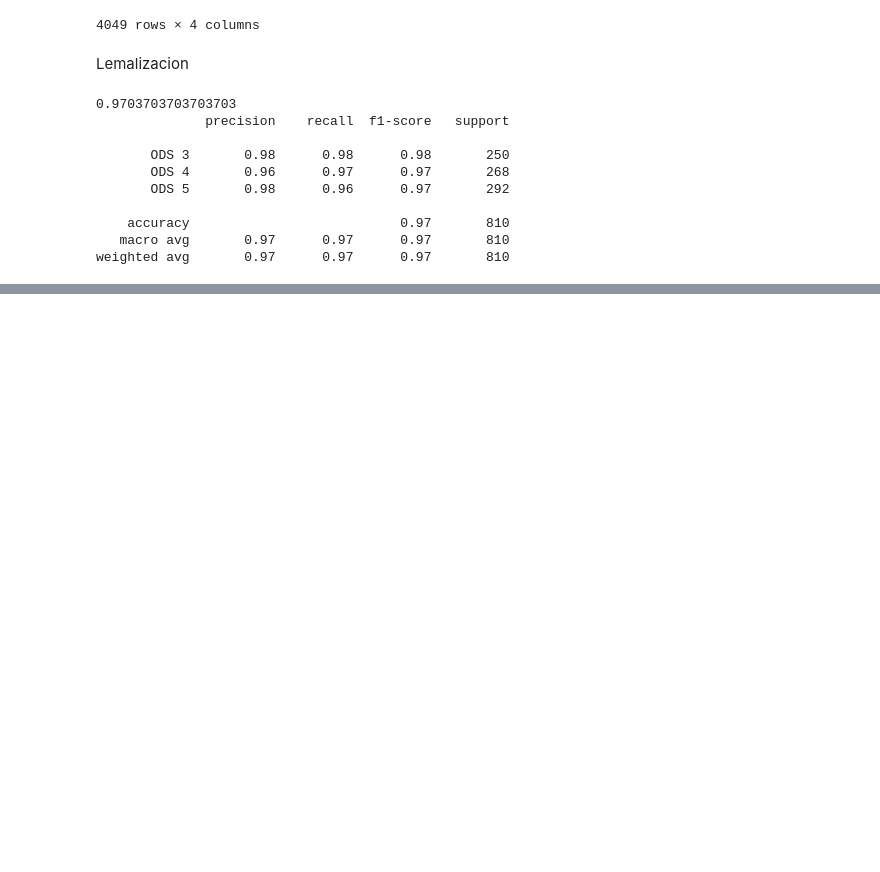
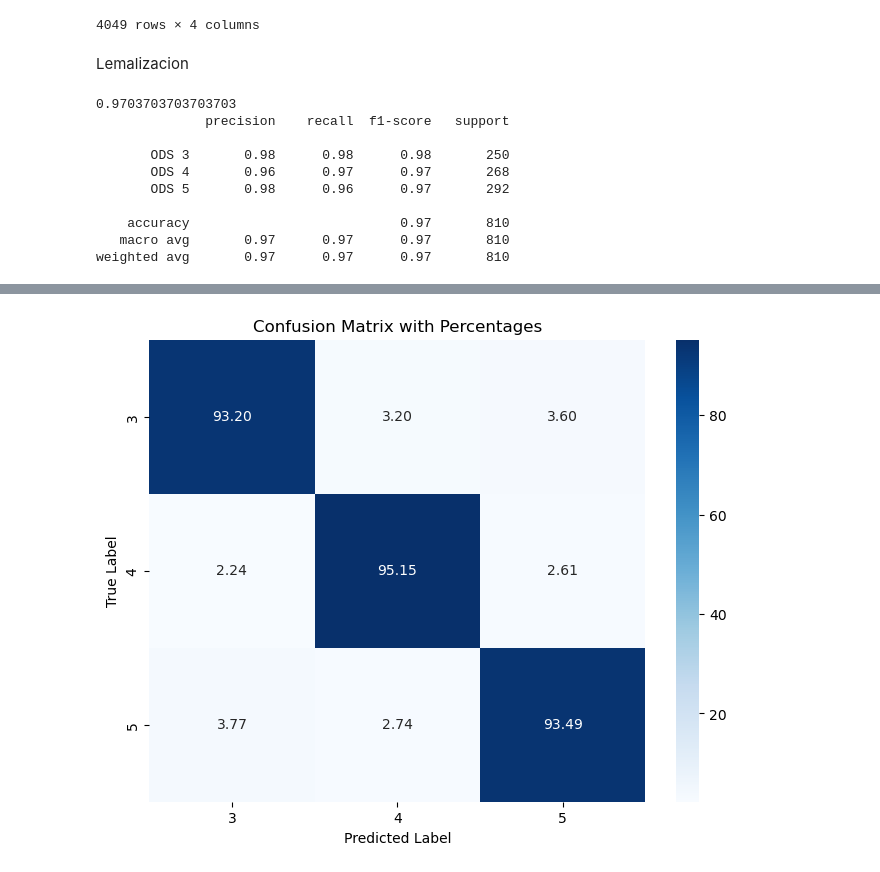
Before and after one commit to BI-20242/Proyecto-E1, a Jupyter notebook: Proyectoe1.ipynb, the cells around one changed output, grey strips where cells are left out. Drawn from its saved outputs; the diff is of its cells as text; code cells hidden in the pictures; blank space fills up the shorter version.

```diff
--- a/Proyectoe1.ipynb
+++ b/Proyectoe1.ipynb
@@ -324,0 +336,15 @@ plt.show()
+# %%
+knn = KNeighborsClassifier(n_neighbors=3)  # Default to 3 neighbors for now
+knn.fit(X_train, y_train)
+
+# Predict the target for the test set
+y_pred = knn.predict(X_test)
+
+# Evaluate the model using a classification report
+classification_report_result = classification_report(y_test, y_pred)
+
+# Evaluamos el rendimiento del modelo
+accuracy = accuracy_score(y_test, y_pred)
+report = classification_report(y_test, y_pred, target_names=['ODS 3', 'ODS 4', 'ODS 5'])
+print(accuracy)
+print(report)
@@ -324,0 +362,16 @@ plt.show()
+# %%
+# Generate the confusion matrix
+cm = confusion_matrix(y_test, y_pred)
+
+# Normalize the confusion matrix to show percentages
+cm_normalized = cm.astype('float') / cm.sum(axis=1)[:, np.newaxis] * 100
+
+# Create a heatmap for the confusion matrix with percentages
+plt.figure(figsize=(8, 6))
+sns.heatmap(cm_normalized, annot=True, fmt='.2f', cmap='Blues', xticklabels=[3, 4, 5], yticklabels=[3, 4, 5])
+plt.title('Confusion Matrix with Percentages')
+plt.ylabel('True Label')
+plt.xlabel('Predicted Label')
+plt.show()
+# %% [output]
+[figure, added]
```
Also changed, not shown: parts of 8 cells of this notebook.
